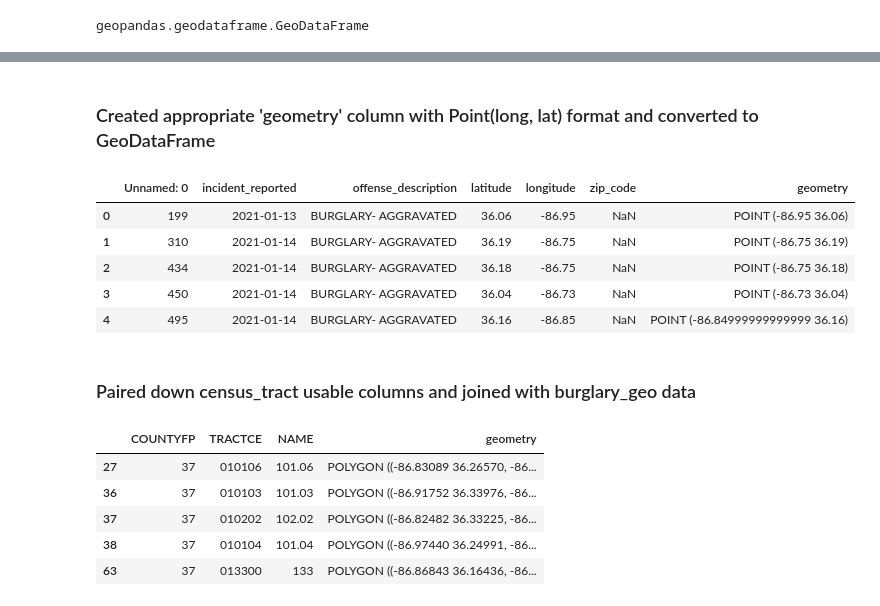
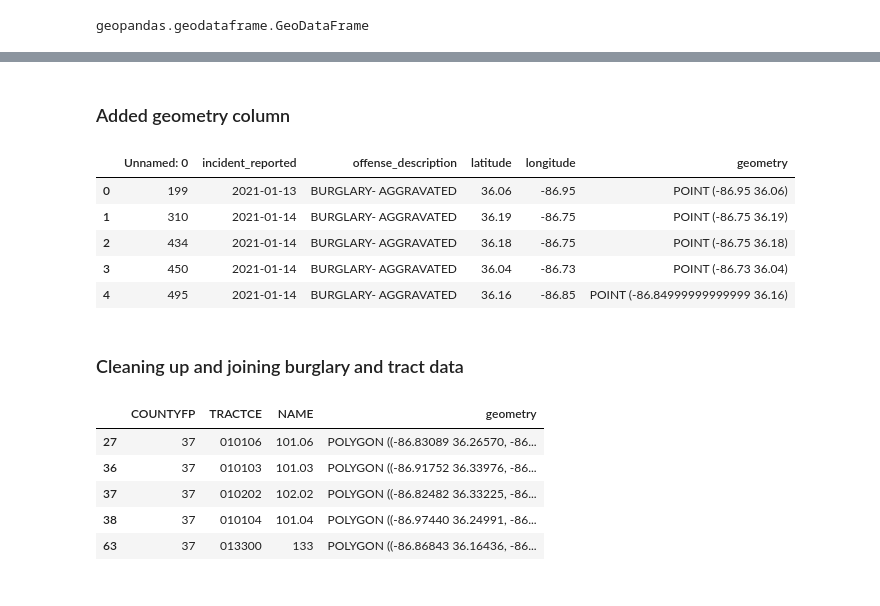
Before and after one commit to nss-data-science-cohort-5/geospatial_api-silver-sharks, a Jupyter notebook: Question_2.ipynb, the cells around one changed output, grey strips where cells are left out. Drawn from its saved outputs; the diff is of its cells as text; code cells hidden in the pictures.

Commit message:
Dividing questions and cleaning

```diff
--- a/Question_2.ipynb
+++ b/Question_2.ipynb
@@ -43,22 +33,25 @@ epsg:4269
 # %% [markdown]
-### Created appropriate 'geometry' column with Point(long, lat) format and converted to GeoDataFrame
+### Added geometry column
 # %%
-burglary_reports['geometry'] = burglary_reports.apply(lambda x: Point((x.longitude,
-                                                                      x.latitude)),
-                                                     axis=1)
+#lambda function converting lat & long to Point(long, lat) format for GeoDataFrame
+burglary_reports['geometry'] = (burglary_reports
+                                .apply(lambda x:
+                                       Point((x.longitude,
+                                              x.latitude)),
+                                       axis=1))
 
 burglary_reports.head()
 # %% [output]
-|  | Unnamed: 0 | incident_reported | offense_description | latitude | longitude | zip_code | geometry |
-| 0 | 199 | 2021-01-13 | BURGLARY- AGGRAVATED | 36.06 | -86.95 | NaN | POINT (-86.95 36.06) |
-| 1 | 310 | 2021-01-14 | BURGLARY- AGGRAVATED | 36.19 | -86.75 | NaN | POINT (-86.75 36.19) |
-| 2 | 434 | 2021-01-14 | BURGLARY- AGGRAVATED | 36.18 | -86.75 | NaN | POINT (-86.75 36.18) |
-| 3 | 450 | 2021-01-14 | BURGLARY- AGGRAVATED | 36.04 | -86.73 | NaN | POINT (-86.73 36.04) |
-| 4 | 495 | 2021-01-14 | BURGLARY- AGGRAVATED | 36.16 | -86.85 | NaN | POINT (-86.84999999999999 36.16) |
+|  | Unnamed: 0 | incident_reported | offense_description | latitude | longitude | geometry |
+| 0 | 199 | 2021-01-13 | BURGLARY- AGGRAVATED | 36.06 | -86.95 | POINT (-86.95 36.06) |
+| 1 | 310 | 2021-01-14 | BURGLARY- AGGRAVATED | 36.19 | -86.75 | POINT (-86.75 36.19) |
+| 2 | 434 | 2021-01-14 | BURGLARY- AGGRAVATED | 36.18 | -86.75 | POINT (-86.75 36.18) |
+| 3 | 450 | 2021-01-14 | BURGLARY- AGGRAVATED | 36.04 | -86.73 | POINT (-86.73 36.04) |
+| 4 | 495 | 2021-01-14 | BURGLARY- AGGRAVATED | 36.16 | -86.85 | POINT (-86.84999999999999 36.16) |
 # %%
 burglary_geo = gpd.GeoDataFrame(burglary_reports,
                                crs=census_tract.crs,
                                geometry = burglary_reports['geometry'])
 # %% [markdown]
-### Paired down census_tract usable columns and joined with burglary_geo data
+### Cleaning up and joining burglary and tract data
 # %%
```
Also changed, not shown: parts of 13 cells of this notebook, 1 other file.
